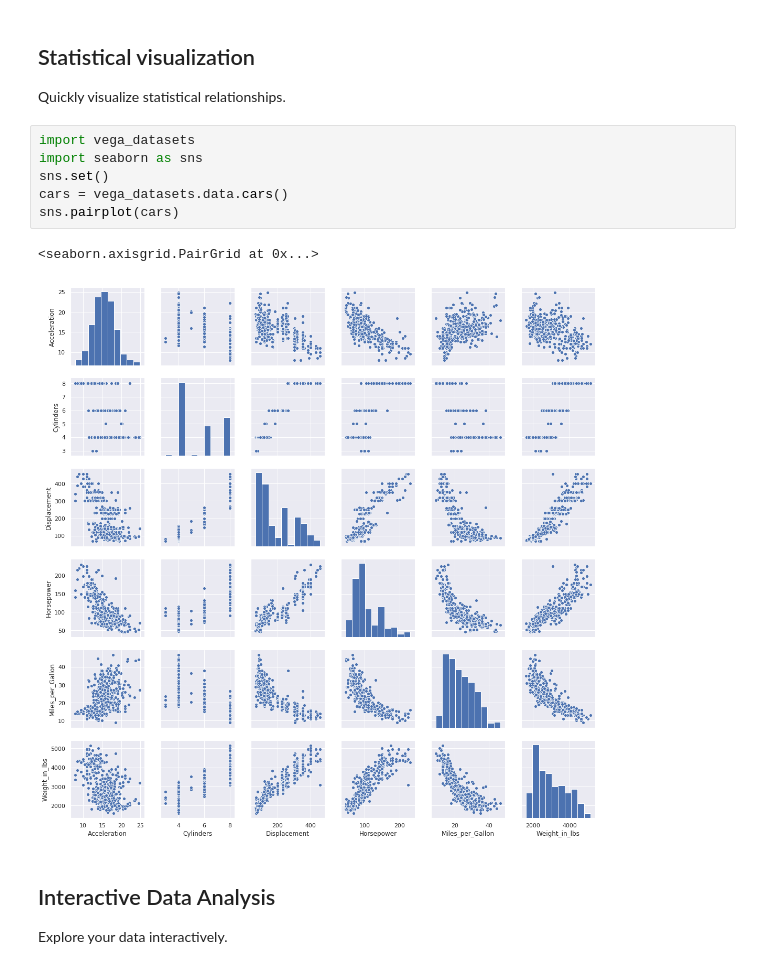
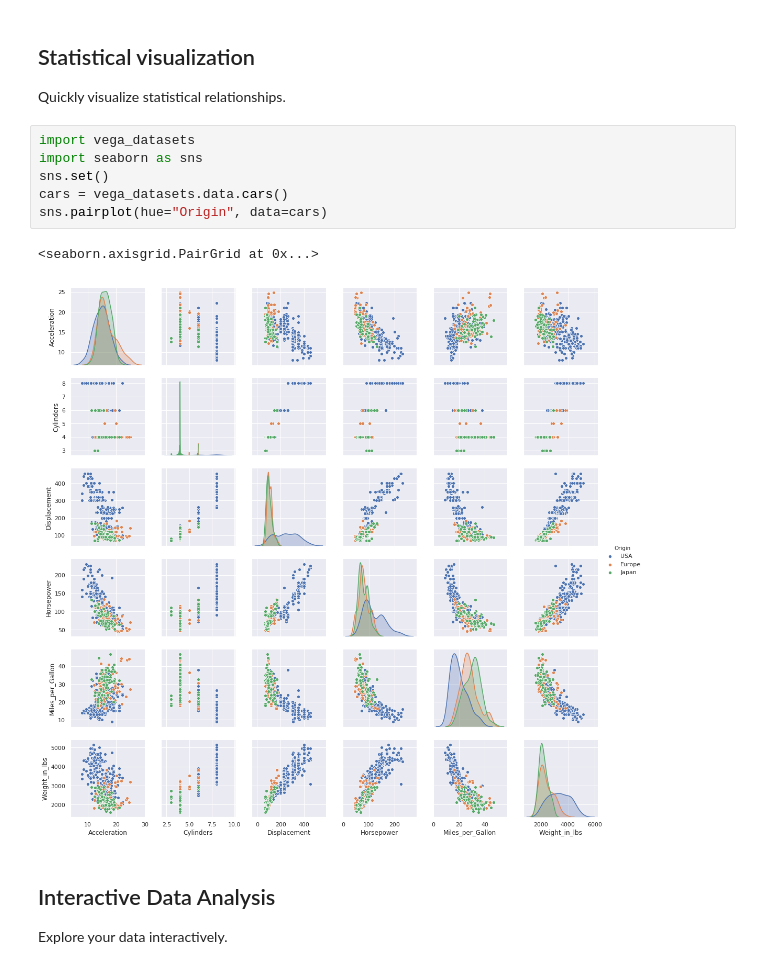
Before and after one commit to scientificprogrammingUOS/lectures, a Jupyter notebook: week01-Introduction/whirlwind_tour.ipynb, the cells around one changed output. Cells and saved outputs as stored; diff of their text form.

```diff
--- a/week01-Introduction/whirlwind_tour.ipynb
+++ b/week01-Introduction/whirlwind_tour.ipynb
@@ -108,12 +141,12 @@ Quickly visualize statistical relationships.
 # %%
 import vega_datasets
 import seaborn as sns
 sns.set()
 cars = vega_datasets.data.cars()
-sns.pairplot(cars)
+sns.pairplot(hue="Origin", data=cars)
 # %% [output]
 <seaborn.axisgrid.PairGrid at 0x...>
-[figure, old version]
+[figure, new version]
 # %% [markdown]
 ## Interactive Data Analysis
 Explore your data interactively.
```
Also changed, not shown: parts of 4 cells of this notebook, 4 other files.
